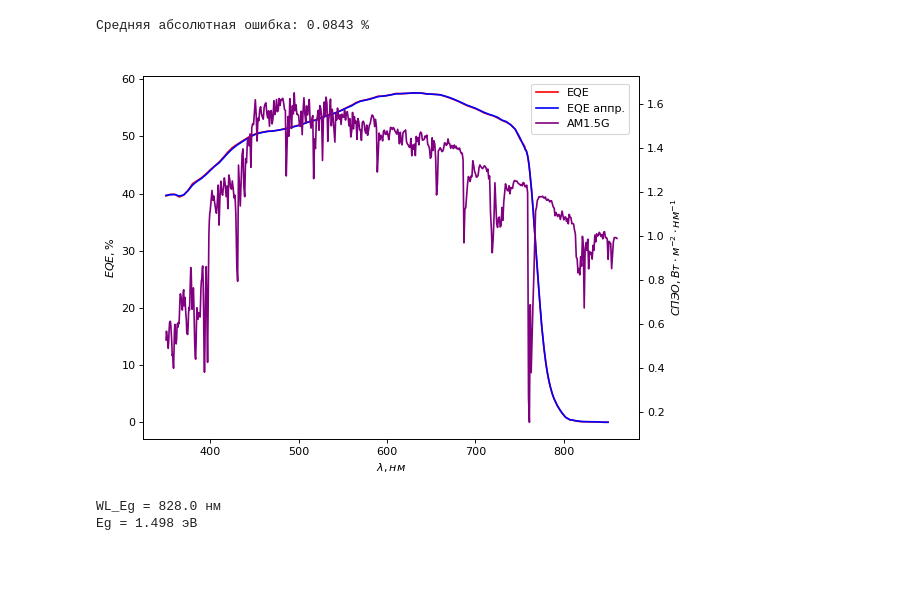
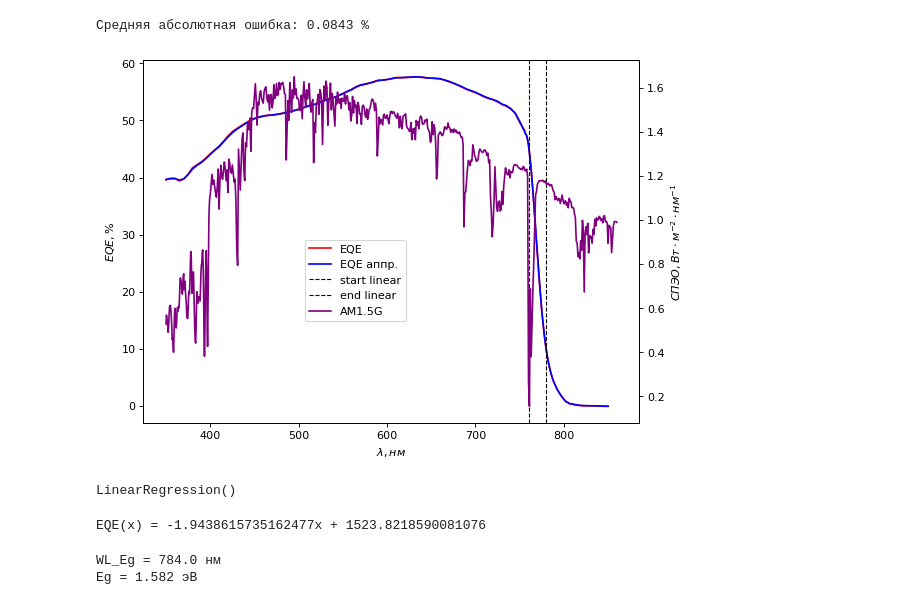
Before and after one commit to l3lush/coursework_fpp, a Jupyter notebook: kursov.ipynb, the cells around one changed output. Saved outputs shown, nothing was run; the diff lists cells and outputs as text; code cells hidden in the pictures; blank space fills up the shorter version.

```diff
--- a/kursov.ipynb
+++ b/kursov.ipynb
@@ -160,18 +202,22 @@ am15 = am15[(am15['lambda'] >= eqe_data['WL'].min()) & (am15['lambda'] <= 860)]
 # %%
 fig, ax1 = plt.subplots(figsize=(8, 6), dpi=80)
 ax2 = ax1.twinx()
+start_approx = 760
+end_approx = 780
 
 ax1.plot(eqe_data['WL'], eqe_data['EQE'], label='EQE', c='red')
 ax1.plot(eqe_data['WL'], lr2.predict(X), label='EQE аппр.', c='blue')
+plt.axvline(start_approx, label='start linear', c='black', linestyle='--', linewidth=1)
+plt.axvline(end_approx, label='end linear', c='black', linestyle='--', linewidth=1)
 ax1.set_ylabel('$EQE, \%$')
 ax1.set_xlabel('$\lambda, нм$')
 
 ax2.plot(am15['lambda'], am15['W'], c='purple', label='AM1.5G')
 ax2.set_ylabel('$СПЭО, Вт\cdotм^{-2}\cdotнм^{-1}$') # спектральная плотность энергетической освещенности
 handles, labels = [(a + b) for a, b in zip(ax1.get_legend_handles_labels(), ax2.get_legend_handles_labels())]
-fig.legend(handles, labels, loc=(0.73, 0.81));
+fig.legend(handles, labels, loc=(0.35, 0.35));
 # %% [output]
-[figure, old version]
+[figure, new version]
 # %%
 def EQE_count(WL):
     return lr2.predict([[WL, WL**2, WL**3, WL**4, WL**5]])[0]
@@ -178,12 +226,23 @@ def EQE_count(WL):
+# %%
+X_Eg = Eg_data['WL'].values.reshape(-1, 1)
+y_Eg = Eg_data['EQE'].values.reshape(-1, 1)
+lr_Eg = LinearRegression()
+lr_Eg.fit(X_Eg, y_Eg)
+# %% [output]
+LinearRegression()
+# %%
+print('EQE(x) = ', lr_Eg.coef_[0][0], 'x + ', lr_Eg.intercept_[0], sep='')
+# %% [output]
+EQE(x) = -1.9438615735162477x + 1523.8218590081076
 # %%
 WL_Eg = 750
-while EQE_count(WL_Eg) > 0:
+while lr_Eg.predict([[WL_Eg]]) > 0:
     WL_Eg += 0.5
 
 Eg = 4.135e-15 * 3e8 * 1e9 / WL_Eg
 print('WL_Eg =', round(WL_Eg, 1), 'нм')
 print('Eg =', round(Eg, 3), 'эВ')
 # %% [output]
-WL_Eg = 828.0 нм
-Eg = 1.498 эВ
+WL_Eg = 784.0 нм
+Eg = 1.582 эВ
 # %%
```
Also changed, not shown: parts of 15 cells of this notebook.
